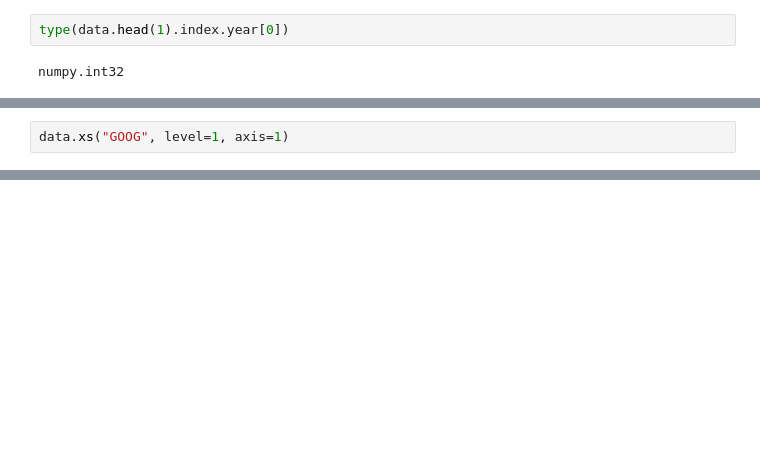
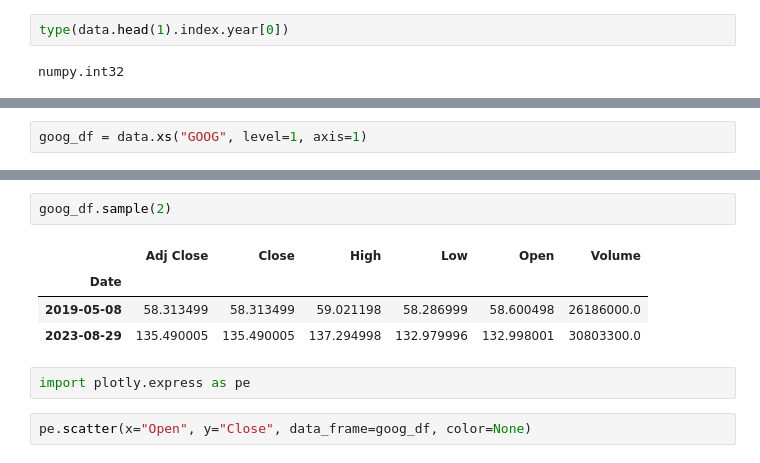
Before and after one commit to techficent/python_dash_demo, a Jupyter notebook: demo.ipynb, the cells around one changed output, grey strips where cells are left out. Saved outputs shown, nothing was run; the diff lists cells and outputs as text; blank space fills up the shorter version.

```diff
--- a/demo.ipynb
+++ b/demo.ipynb
@@ -32,2 +32,2 @@ data.shape
 # %%
-data.xs("GOOG", level=1, axis=1)
+goog_df = data.xs("GOOG", level=1, axis=1)
@@ -70,0 +56,11 @@ memory usage: 131.5 KB
+# %%
+goog_df.sample(2)
+# %% [output]
+|  | Adj Close | Close | High | Low | Open | Volume |
+| Date |  |  |  |  |  |  |
+| 2019-05-08 | 58.313499 | 58.313499 | 59.021198 | 58.286999 | 58.600498 | 26186000.0 |
+| 2023-08-29 | 135.490005 | 135.490005 | 137.294998 | 132.979996 | 132.998001 | 30803300.0 |
+# %%
+import plotly.express as pe
+# %%
+pe.scatter(x="Open", y="Close", data_frame=goog_df, color=None)
```
Also changed, not shown: parts of 4 cells of this notebook, 6 other files.
